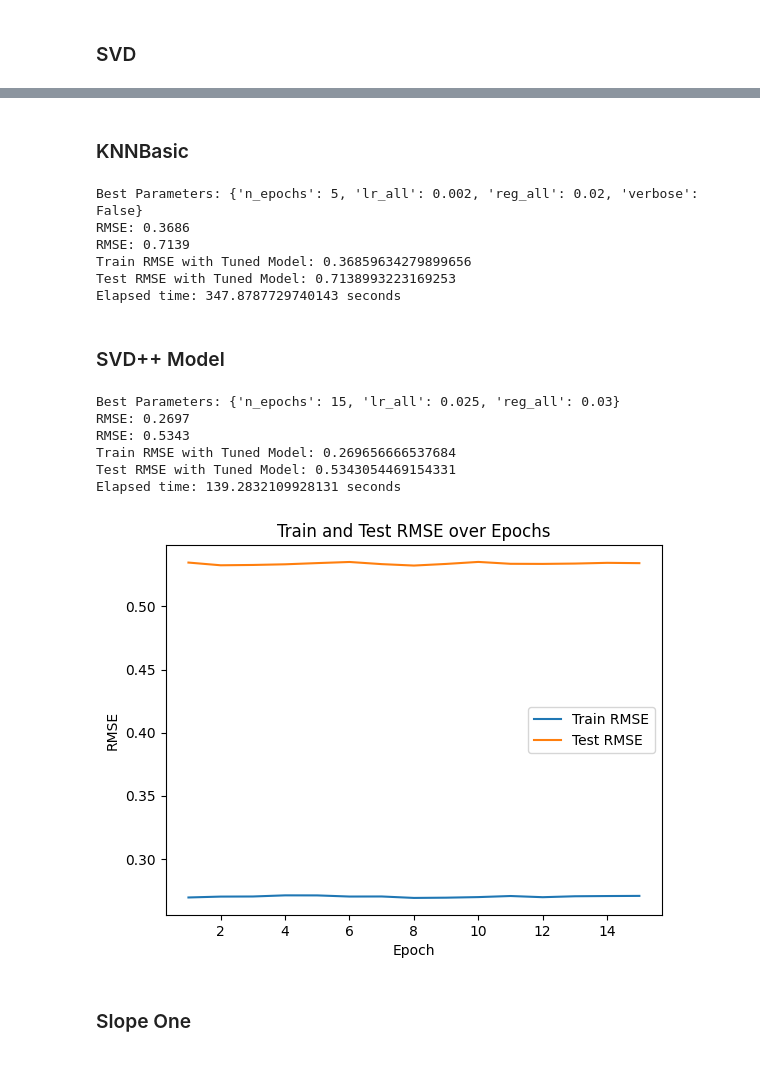
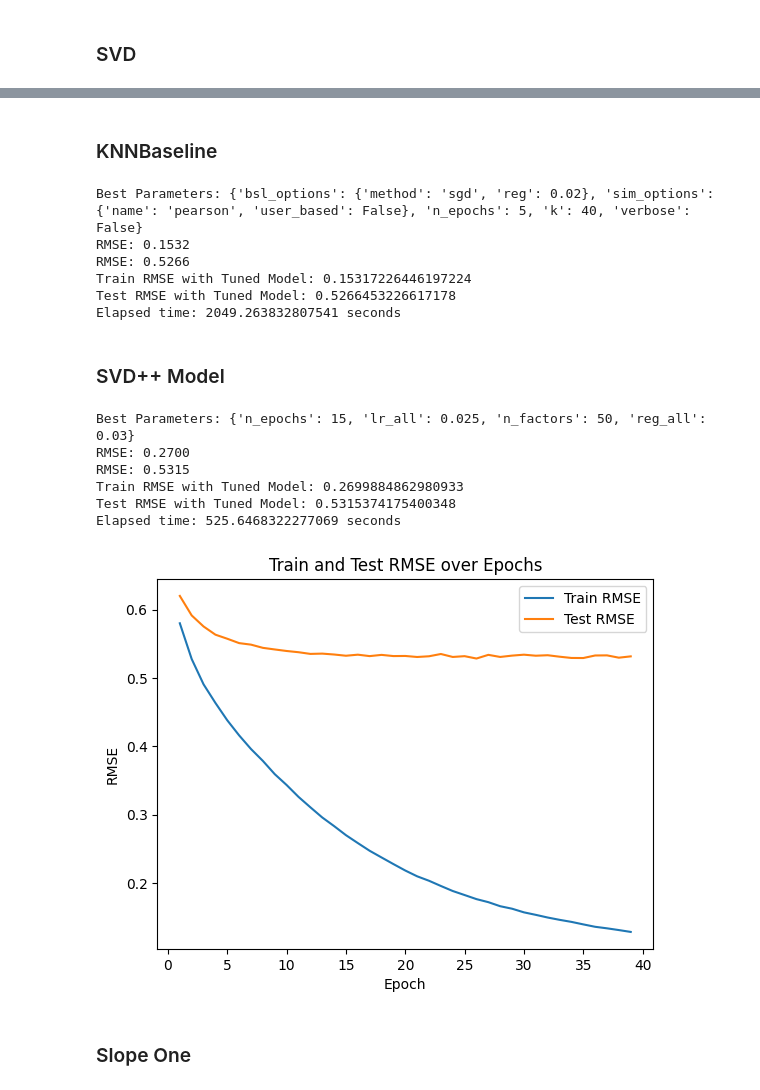
Before and after one commit to junyuelin/recom_proj, a Jupyter notebook: Digital_Music_Recom.ipynb, the cells around one changed output, grey strips where cells are left out. Saved outputs shown, nothing was run; the diff lists cells and outputs as text; code cells hidden in the pictures.

Commit message:
added knnbaseline

```diff
--- a/Digital_Music_Recom.ipynb
+++ b/Digital_Music_Recom.ipynb
@@ -117,12 +117,11 @@ Elapsed time: 62.96353101730347 seconds
 # %%
 import matplotlib.pyplot as plt
-
-model = SVD(n_epochs=15, lr_all=0.01, reg_all=0.02, verbose=False)
 
 train_rmse_values = []
 test_rmse_values = []
 
-for epoch in range(1, model.n_epochs + 1):
+for epoch in range(1, 20):
+    model = SVD(n_epochs=epoch, lr_all=0.023, n_factors= 80, reg_all=0.02, verbose=False)
     model.fit(trainset)
 
     train_predictions = model.test(trainset.build_testset())
@@ -146,7 +145,7 @@ plt.show()
 # %% [markdown]
-### KNNBasic
+### KNNBaseline
 # %%
-from surprise import KNNBasic
+from surprise import KNNBaseline
 
 # Start the timer
 start_time = time.time()
@@ -157,31 +156,36 @@ data = Dataset.load_from_df(df[['reviewerID', 'asin', 'overall']], reader)
 
 trainset, testset = train_test_split(data, test_size=0.2, random_state=42)
 
-param_grid = {'n_epochs': [5, 10, 15], 'lr_all': [0.002, 0.001, 0.0005],
-              'reg_all': [0.02, 0.015, 0.01], 'verbose': [False]}
+param_grid = {'bsl_options': {'method': ['als', 'sgd'],
+                              'reg': [0.02, 0.025, 0.03]},
+              'sim_options': {'name': ['cosine', 'msd', 'pearson'],
+                              'user_based': [False]},
+              'n_epochs': [5, 10, 15],
+              'k': [20, 30, 40],
+              'verbose': [False]}
 
-gs = GridSearchCV(KNNBasic, param_grid, measures=['rmse'], cv=3)
+gs = GridSearchCV(KNNBaseline, param_grid, measures=['rmse'], cv=3)
 
 gs.fit(data)
-
 
 best_params = gs.best_params['rmse']
 
 print("Best Parameters:", best_params)
 
-best_knn_basic_model = KNNBasic(n_epochs=best_params['n_epochs'], verbose=False,
-                     lr_all=best_params['lr_all'], reg_all=best_params['reg_all'])
-# best_knn_basic_model = gs
+best_knn_baseline_model = KNNBaseline(bsl_options=best_params['bsl_options'],
+                                      sim_options=best_params['sim_options'],
+                                      n_epochs=best_params['n_epochs'],
+                                      k=best_params['k'],
+                                      verbose=False)
 
-best_knn_basic_model.fit(trainset)
+best_knn_baseline_model.fit(trainset)
 
-train_prediction = best_knn_basic_model.test(trainset.build_testset())
+train_predictions = best_knn_baseline_model.test(trainset.build_testset())
+test_predictions = best_knn_baseline_model.test(testset)
 
-test_prediction = best_knn_basic_model.test(testset)
+train_rmse = accuracy.rmse(train_predictions)
+test_rmse = accuracy.rmse(test_predictions)
 
-train_rmse = accuracy.rmse(train_prediction)
-
-test_rmse = accuracy.rmse(test_prediction)
 print("Train RMSE with Tuned Model:", train_rmse)
 print("Test RMSE with Tuned Model:", test_rmse)
 
@@ -192,12 +196,12 @@ end_time = time.time()
 elapsed_time = end_time - start_time
 print("Elapsed time:", elapsed_time, "seconds")
 # %% [output]
-Best Parameters: {'n_epochs': 5, 'lr_all': 0.002, 'reg_all': 0.02, 'verbose': False}
-RMSE: 0.3686
-RMSE: 0.7139
-Train RMSE with Tuned Model: 0.36859634279899656
-Test RMSE with Tuned Model: 0.7138993223169253
-Elapsed time: 347.8787729740143 seconds
+Best Parameters: {'bsl_options': {'method': 'sgd', 'reg': 0.02}, 'sim_options': {'name': 'pearson', 'user_based': False}, 'n_epochs': 5, 'k': 40, 'verbose': False}
+RMSE: 0.1532
+RMSE: 0.5266
+Train RMSE with Tuned Model: 0.15317226446197224
+Test RMSE with Tuned Model: 0.5266453226617178
+Elapsed time: 2049.263832807541 seconds
 # %% [markdown]
 ### SVD++ Model
 # %%
@@ -212,7 +216,7 @@ data = Dataset.load_from_df(df[['reviewerID', 'asin', 'overall']], reader)
 
 trainset, testset = train_test_split(data, test_size=0.2, random_state=42)
 
-param_grid = {'n_epochs': [5, 10, 15], 'lr_all': [0.015, 0.02, 0.025],
+param_grid = {'n_epochs': [5, 10, 15], 'lr_all': [0.015, 0.02, 0.025], 'n_factors': [40, 50, 60],
               'reg_all': [0.03, 0.025, 0.02]}
 
 gs = GridSearchCV(SVDpp, param_grid, measures=['rmse'], cv=3)
@@ -247,39 +251,38 @@ end_time = time.time()
 elapsed_time = end_time - start_time
 print("Elapsed time:", elapsed_time, "seconds")
 # %% [output]
-Best Parameters: {'n_epochs': 15, 'lr_all': 0.025, 'reg_all': 0.03}
-RMSE: 0.2697
-RMSE: 0.5343
-Train RMSE with Tuned Model: 0.269656666537684
-Test RMSE with Tuned Model: 0.5343054469154331
-Elapsed time: 139.2832109928131 seconds
+Best Parameters: {'n_epochs': 15, 'lr_all': 0.025, 'n_factors': 50, 'reg_all': 0.03}
+RMSE: 0.2700
+RMSE: 0.5315
+Train RMSE with Tuned Model: 0.2699884862980933
+Test RMSE with Tuned Model: 0.5315374175400348
+Elapsed time: 525.6468322277069 seconds
 # %%
-model = SVDpp(n_epochs=15, lr_all=0.025, reg_all=0.03, verbose=False)
-
 train_rmse_values = []
 test_rmse_values = []
 
-for epoch in range(1, model.n_epochs + 1):
+for epoch in range(1, 40):
+    model = SVDpp(n_epochs=epoch, lr_all=0.025, reg_all=0.03, verbose=False)
     model.fit(trainset)
 
     train_predictions = model.test(trainset.build_testset())
     train_rmse = accuracy.rmse(train_predictions, verbose=False)
     train_rmse_values.append(train_rmse)
 
     test_predictions = model.test(testset)
     test_rmse = accuracy.rmse(test_predictions, verbose=False)
     test_rmse_values.append(test_rmse)
 
 epochs = range(1, model.n_epochs + 1)
 plt.plot(epochs, train_rmse_values, label='Train RMSE')
 plt.plot(epochs, test_rmse_values, label='Test RMSE')
 plt.xlabel('Epoch')
 plt.ylabel('RMSE')
 plt.title('Train and Test RMSE over Epochs')
 plt.legend()
 plt.show()
 # %% [output]
-[figure, old version]
+[figure, new version]
 # %% [markdown]
 ### Slope One
 # %%
```
Also changed, not shown: parts of 2 cells of this notebook.
